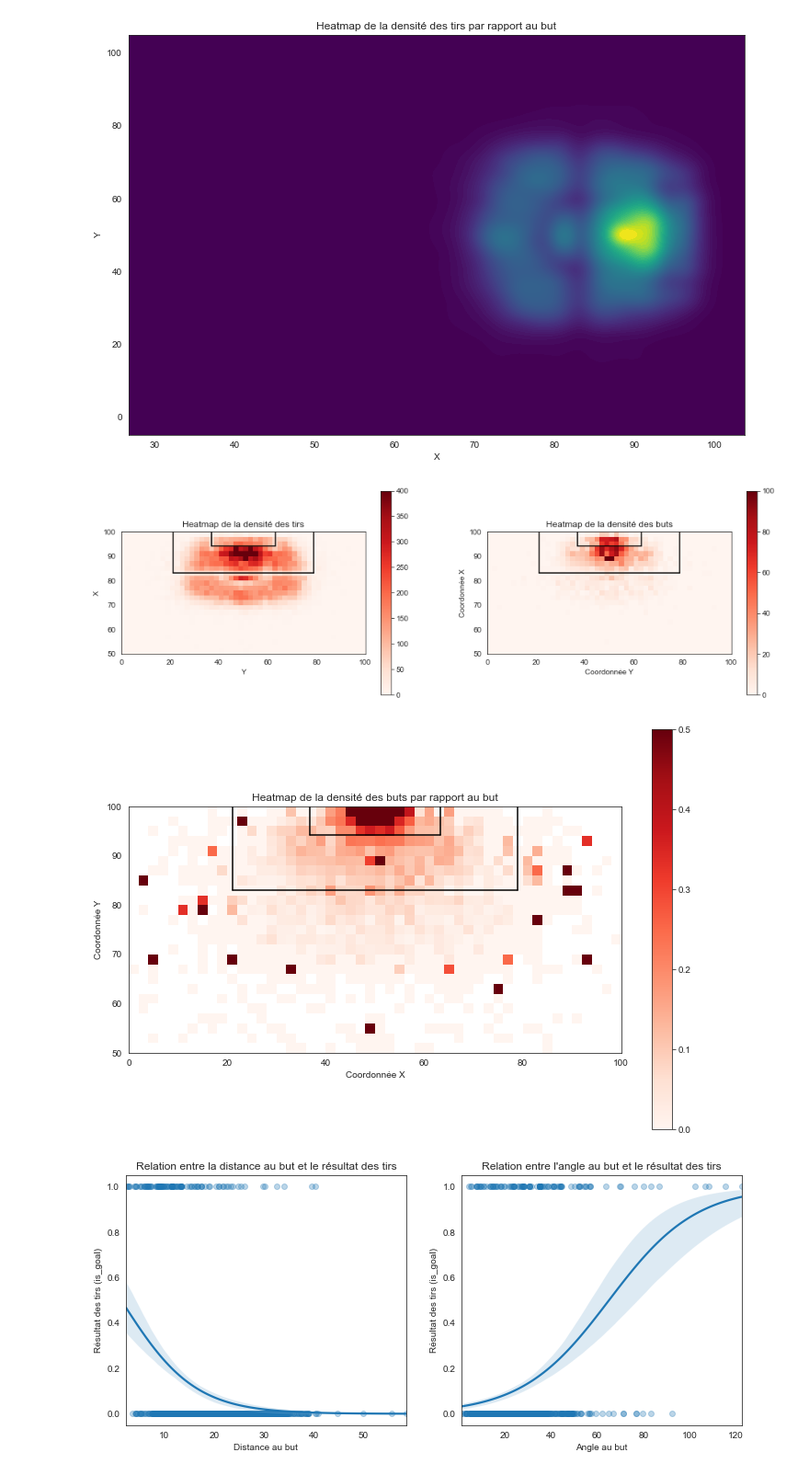
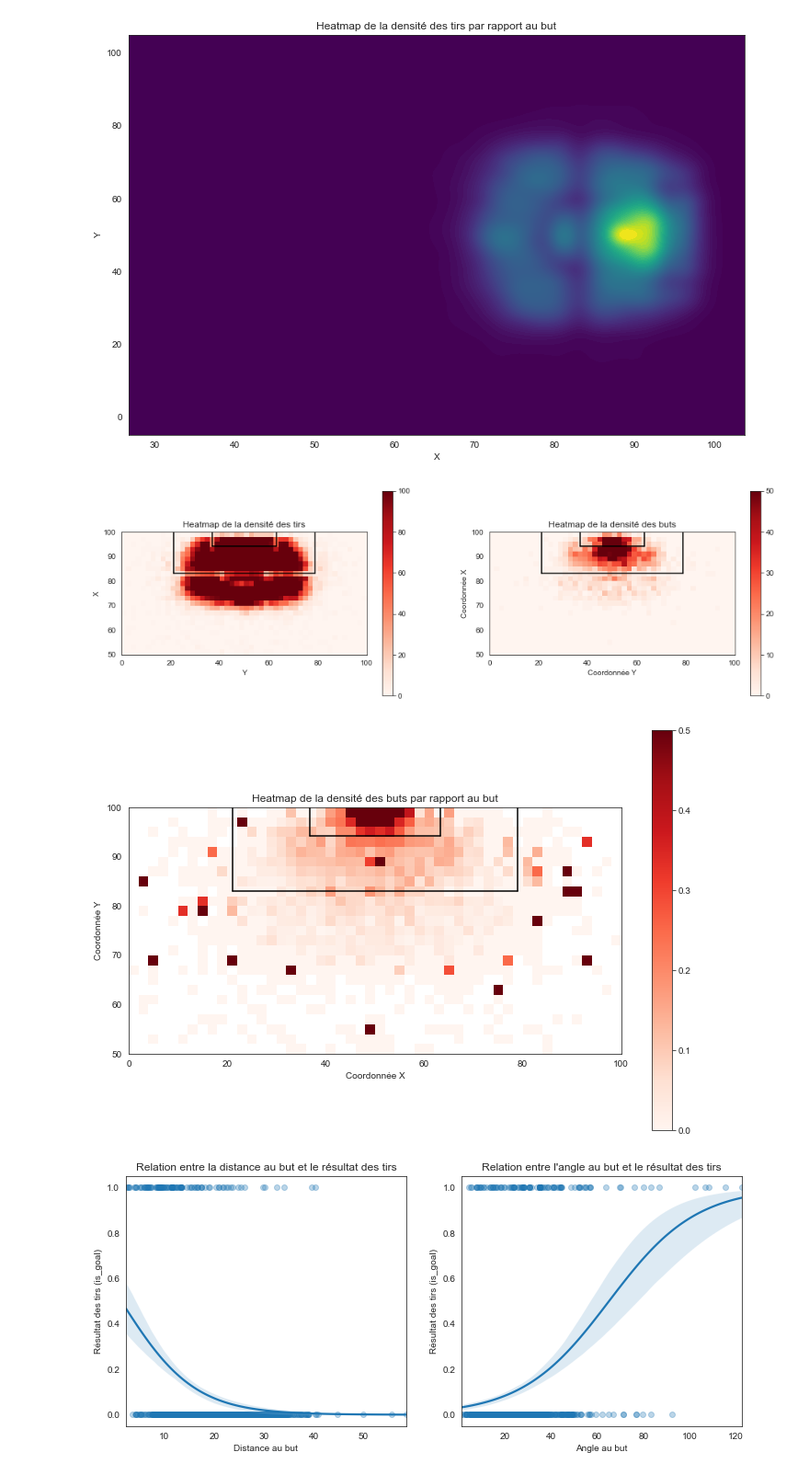
Before and after one commit to tomasnp/xG_model, a Jupyter notebook: xG_model.ipynb, the cells around one changed output. Shown: that part at 92% size. Drawn from its saved outputs; the diff is of its cells as text; code cells hidden in the pictures.

```diff
--- a/xG_model.ipynb
+++ b/xG_model.ipynb
@@ -93,14 +85,16 @@ plt.show()
 [figure]
 [figure]
 # %%
-H_Shot=np.histogram2d(data['x'], data['y'],bins=50,range=[[0, 100],[0, 100]])
-goals_only=data[data['is_goal']==1]
+data2 = data #[data["set_piece"]==1]
+
+H_Shot=np.histogram2d(data2['x'], data2['y'],bins=50,range=[[0, 100],[0, 100]])
+goals_only=data2[data2['is_goal']==1]
 H_Goal=np.histogram2d(goals_only['x'], goals_only['y'],bins=50,range=[[0, 100],[0, 100]])
 
 fig, axs = plt.subplots(1, 2, figsize=(16, 5))
 
 # Heatmap of shot density
-pos = axs[0].imshow(H_Shot[0], extent=[0, 100, 0, 100], origin='lower', cmap=plt.cm.Reds, vmin=0, vmax=400)
+pos = axs[0].imshow(H_Shot[0], extent=[0, 100, 0, 100], origin='lower', cmap=plt.cm.Reds, vmin=0, vmax=100)
 fig.colorbar(pos, ax=axs[0])
 axs[0].set_title('Heatmap de la densité des tirs')
 axs[0].set_xlabel('Y')
@@ -116,40 +110,40 @@ axs[0].plot( [63.2, 63.2],[94.2, 100], color="black")
 
 
 # Heatmap Goal density
-pos = axs[1].imshow(H_Goal[0], extent=[0, 100, 0, 100], origin='lower', cmap=plt.cm.Reds, vmin=0, vmax=100)
+pos = axs[1].imshow(H_Goal[0], extent=[0, 100, 0, 100], origin='lower', cmap=plt.cm.Reds, vmin=0, vmax=50)
 fig.colorbar(pos, ax=axs[1])
 axs[1].set_title('Heatmap de la densité des buts')
 axs[1].set_xlabel('Coordonnée Y')
 axs[1].set_ylabel('Coordonnée X')
 axs[1].set_xlim(0, 100)
 axs[1].set_ylim(50, 100)
 axs[1].plot( [21.1, 21.1],[83, 100], color="black")
 axs[1].plot([78.9, 78.9],[83, 100], color="black")
 axs[1].plot( [21.1, 78.9], [83, 83],color="black")
 axs[1].plot( [36.8, 36.8], [100, 94.2],color="black")
 axs[1].plot([36.8, 63.2],[94.2, 94.2],  color="black")
 axs[1].plot( [63.2, 63.2],[94.2, 100], color="black")
 
 plt.show()
 
 # Heatmap of goal density in relation to the goal
 fig,ax=plt.subplots(figsize=(12,8))
 pos=ax.imshow(H_Goal[0]/H_Shot[0],extent=[0,100,0,100],origin='lower',cmap=plt.cm.Reds,vmin=0,vmax=0.5)
 fig.colorbar(pos,ax=ax)
 ax.set_title('Heatmap de la densité des buts par rapport au but')
 ax.set_xlabel('Coordonnée X')
 ax.set_ylabel('Coordonnée Y')
 ax.set_xlim(0,100)
 ax.set_ylim(50,100)
 ax.plot( [21.1, 21.1],[83, 100], color="black")
 ax.plot([78.9, 78.9],[83, 100], color="black")
 ax.plot( [21.1, 78.9], [83, 83],color="black")
 ax.plot( [36.8, 36.8], [100, 94.2],color="black")
 ax.plot([36.8, 63.2],[94.2, 94.2],  color="black")
 ax.plot( [63.2, 63.2],[94.2, 100], color="black")
 plt.show()
 # %% [output]
-[figure, old version]
+[figure, new version]
 [figure]
 # %%
 fig, axs = plt.subplots(1, 2, figsize=(14, 6))
```
Also changed, not shown: parts of 5 cells of this notebook.
